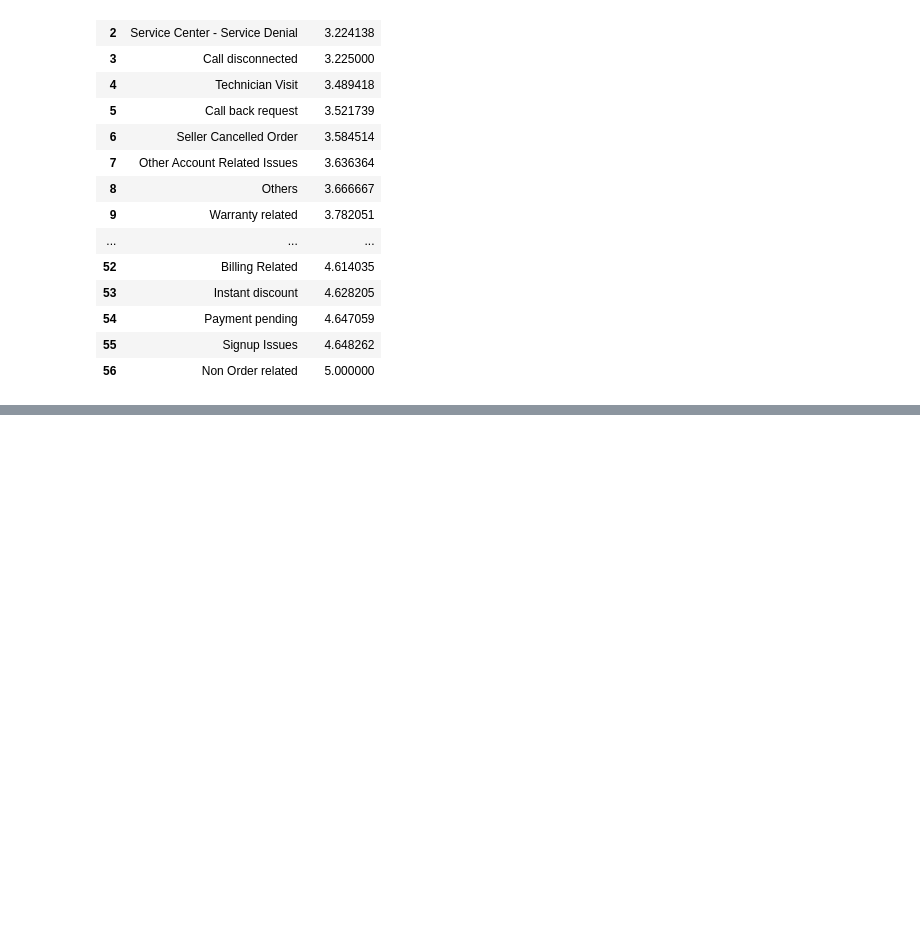
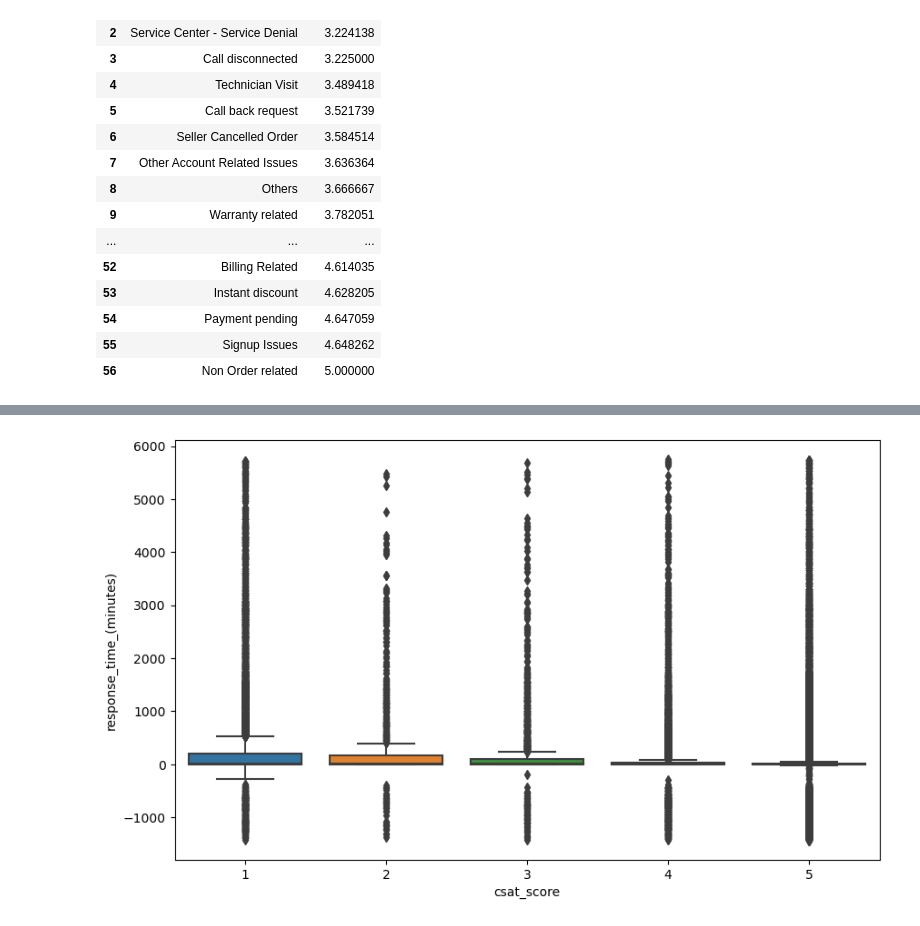
Before and after one commit to Danny-Dalo/Customer-Support-Data, a Jupyter notebook: analysis.ipynb, the cells around one changed output, grey strips where cells are left out. Saved outputs shown, nothing was run; the diff lists cells and outputs as text; code cells hidden in the pictures; blank space fills up the shorter version.

```diff
--- a/analysis.ipynb
+++ b/analysis.ipynb
@@ -124,0 +182,8 @@ sub_cat_csat_score
+# %%
+plt.figure(figsize=(10, 6))
+sns.boxplot(processed_data, x="csat_score", y="response_time_(minutes)")
+
+# plt.yl
+plt.show()
+# %% [output]
+[figure, added]
```
Also changed, not shown: parts of 6 cells of this notebook, 1 other file.
